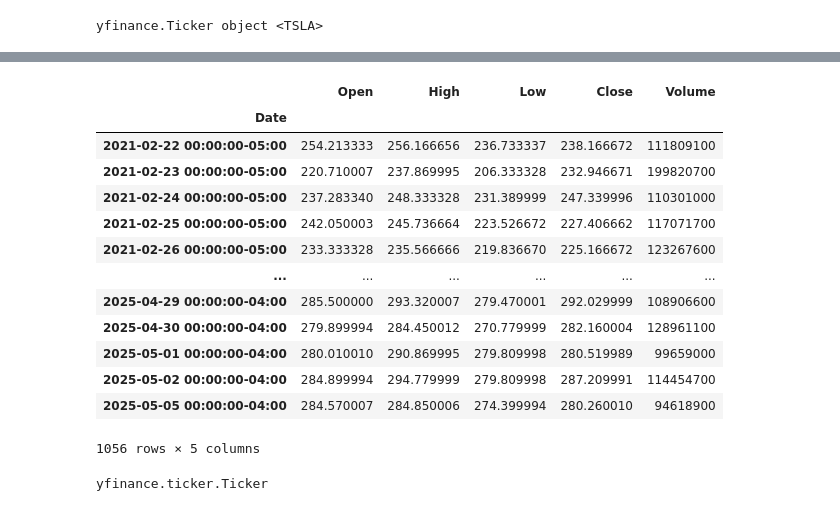
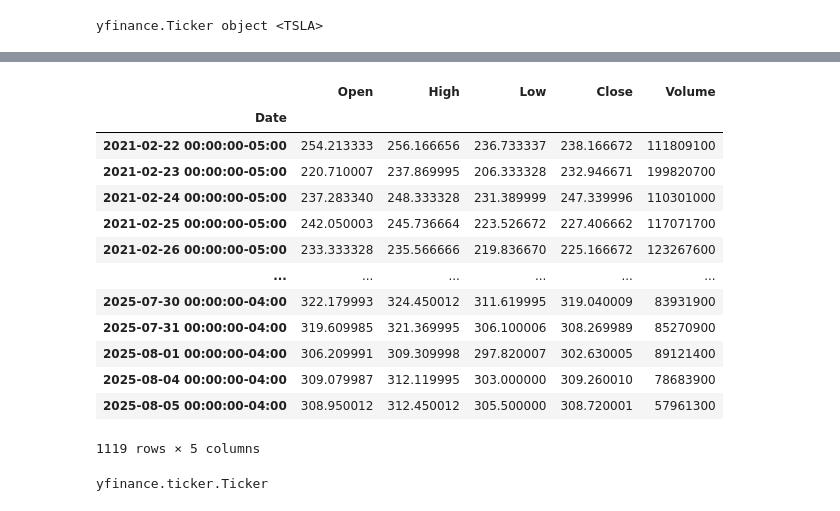
Before and after one commit to Frenz86/IFTS25, a Jupyter notebook: Yfinance_tutorial.ipynb, the cells around one changed output, grey strips where cells are left out. Saved outputs shown, nothing was run; the diff lists cells and outputs as text; code cells hidden in the pictures.

```diff
--- a/Yfinance_tutorial.ipynb
+++ b/Yfinance_tutorial.ipynb
@@ -63,22 +63,22 @@ tsla.history(period='1mo', actions=False)
 # %%
 #Getting data using start date and end date
 tsla=yf.Ticker('tsla')
-tsla.history(start="2021-02-20", end="2025-05-06", actions=False)
+tsla.history(start="2021-02-20", end="2025-08-06", actions=False)
 # %% [output]
 |  | Open | High | Low | Close | Volume |
 | Date |  |  |  |  |  |
 | 2021-02-22 00:00:00-05:00 | 254.213333 | 256.166656 | 236.733337 | 238.166672 | 111809100 |
 | 2021-02-23 00:00:00-05:00 | 220.710007 | 237.869995 | 206.333328 | 232.946671 | 199820700 |
 | 2021-02-24 00:00:00-05:00 | 237.283340 | 248.333328 | 231.389999 | 247.339996 | 110301000 |
 | 2021-02-25 00:00:00-05:00 | 242.050003 | 245.736664 | 223.526672 | 227.406662 | 117071700 |
 | 2021-02-26 00:00:00-05:00 | 233.333328 | 235.566666 | 219.836670 | 225.166672 | 123267600 |
 | ... | ... | ... | ... | ... | ... |
-| 2025-04-29 00:00:00-04:00 | 285.500000 | 293.320007 | 279.470001 | 292.029999 | 108906600 |
-| 2025-04-30 00:00:00-04:00 | 279.899994 | 284.450012 | 270.779999 | 282.160004 | 128961100 |
-| 2025-05-01 00:00:00-04:00 | 280.010010 | 290.869995 | 279.809998 | 280.519989 | 99659000 |
-| 2025-05-02 00:00:00-04:00 | 284.899994 | 294.779999 | 279.809998 | 287.209991 | 114454700 |
-| 2025-05-05 00:00:00-04:00 | 284.570007 | 284.850006 | 274.399994 | 280.260010 | 94618900 |
+| 2025-07-30 00:00:00-04:00 | 322.179993 | 324.450012 | 311.619995 | 319.040009 | 83931900 |
+| 2025-07-31 00:00:00-04:00 | 319.609985 | 321.369995 | 306.100006 | 308.269989 | 85270900 |
+| 2025-08-01 00:00:00-04:00 | 306.209991 | 309.309998 | 297.820007 | 302.630005 | 89121400 |
+| 2025-08-04 00:00:00-04:00 | 309.079987 | 312.119995 | 303.000000 | 309.260010 | 78683900 |
+| 2025-08-05 00:00:00-04:00 | 308.950012 | 312.450012 | 305.500000 | 308.720001 | 57961300 |
-1056 rows × 5 columns
+1119 rows × 5 columns
 # %%
 type(tsla)
 # %% [output]
```
Also changed, not shown: parts of 15 cells of this notebook, 8 other files.
